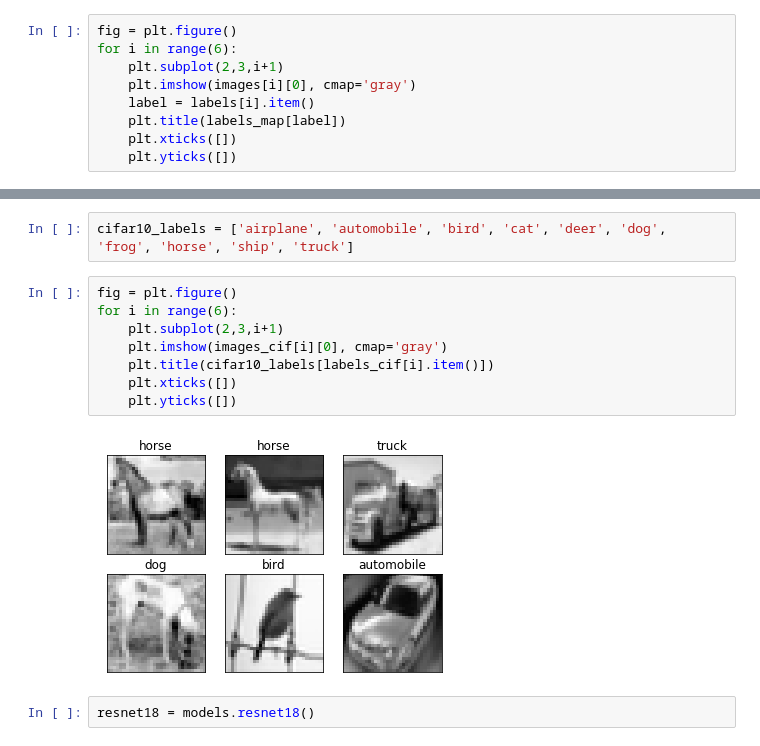
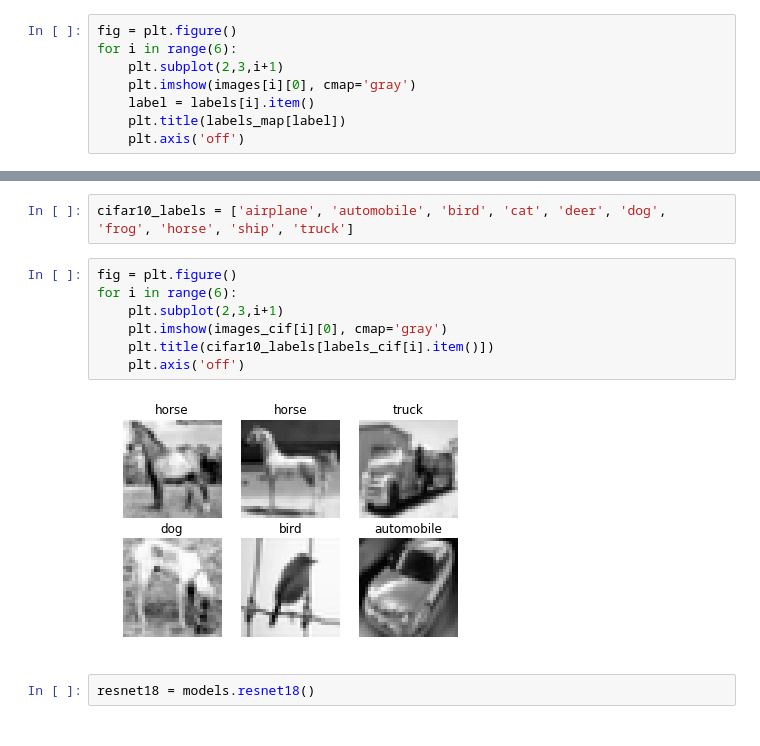
Before and after one commit to evabertalan/mustererkennung, a Jupyter notebook: 11/11_PyTorch.ipynb, the cells around one changed output, grey strips where cells are left out. Drawn from its saved outputs; the diff is of its cells as text.

```diff
--- a/11/11_PyTorch.ipynb
+++ b/11/11_PyTorch.ipynb
@@ -44,6 +44,5 @@ for i in range(6):
     plt.imshow(images[i][0], cmap='gray')
     label = labels[i].item()
     plt.title(labels_map[label])
-    plt.xticks([])
-    plt.yticks([])
+    plt.axis('off')
 # %% [output]
@@ -173,12 +172,11 @@ cifar10_labels = ['airplane', 'automobile', 'bird', 'cat', 'deer', 'dog', 'frog'
 # %%
 fig = plt.figure()
 for i in range(6):
     plt.subplot(2,3,i+1)
     plt.imshow(images_cif[i][0], cmap='gray')
     plt.title(cifar10_labels[labels_cif[i].item()])
-    plt.xticks([])
-    plt.yticks([])
+    plt.axis('off')
 # %% [output]
-[figure, old version]
+[figure, new version]
 # %%
 resnet18 = models.resnet18()
```
Also changed, not shown: parts of 1 cell of this notebook.
